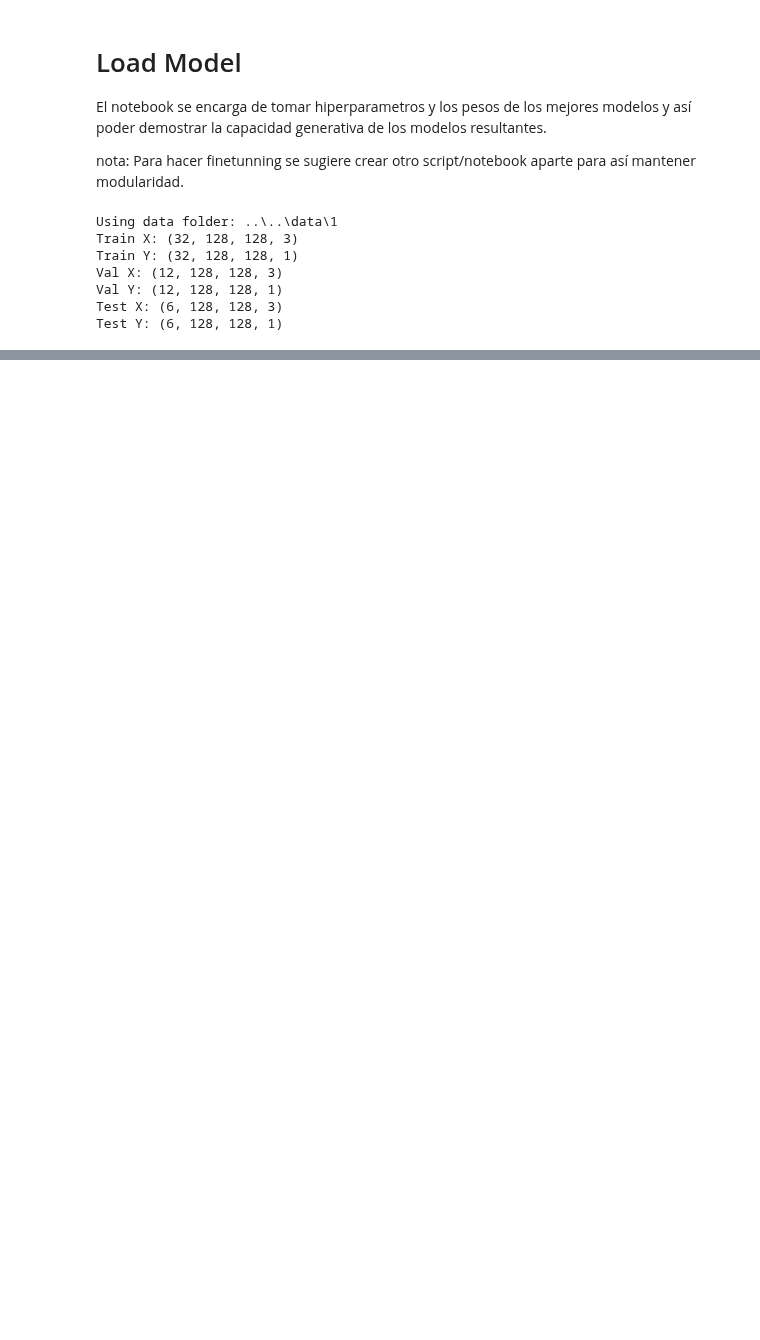
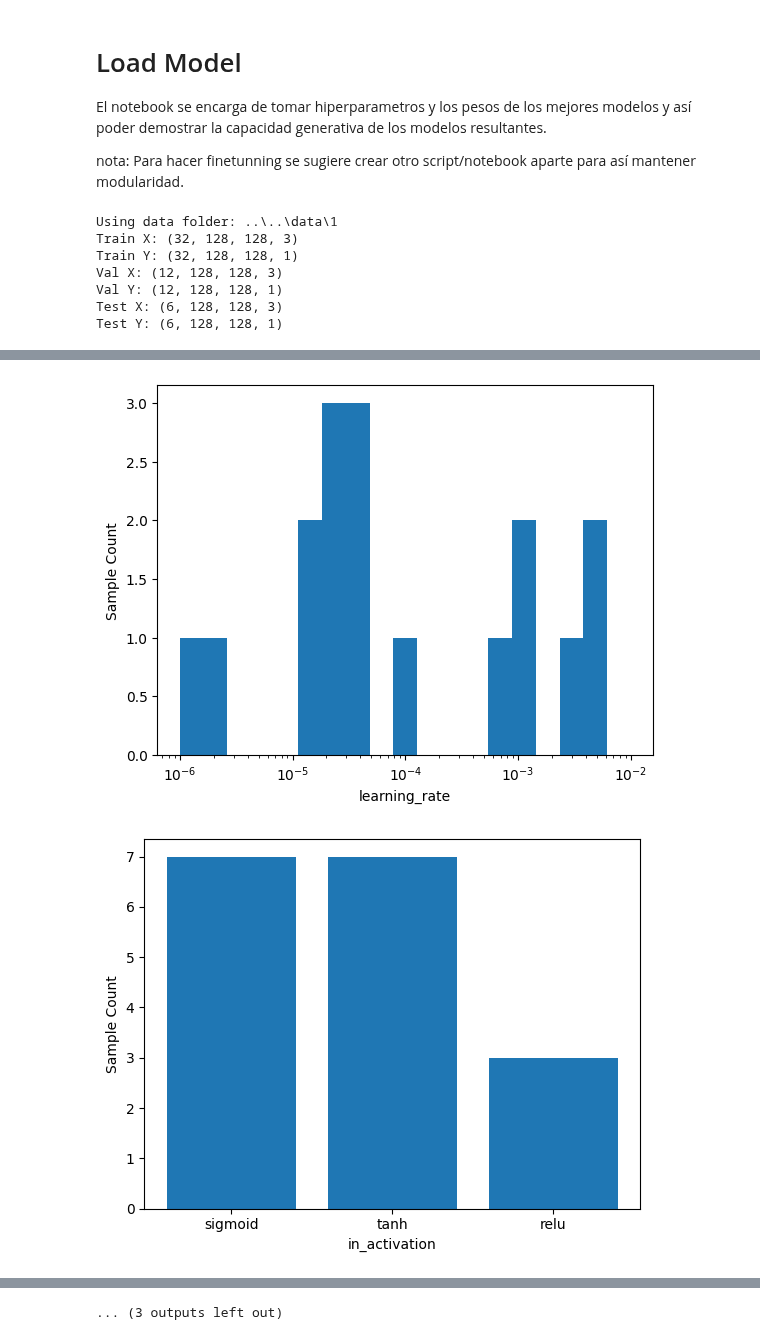
Before and after one commit to fbientrigo/grav_lensing, a Jupyter notebook: 04_local_train/sesion2_composed/load_model.ipynb, the cells around one changed output, grey strips where cells are left out. Drawn from its saved outputs; the diff is of its cells as text; code cells hidden in the pictures; blank space fills up the shorter version.

```diff
--- a/04_local_train/sesion2_composed/load_model.ipynb
+++ b/04_local_train/sesion2_composed/load_model.ipynb
@@ -73,0 +235,8 @@ plt.show()
+# %%
+# genera varios histogramas
+for dimension_identifier in dimension_names:
+    plot_histogram(result=res,  dimension_identifier=dimension_identifier)
+    plt.show()
+# %% [output]
+[figure, added]
+[figure, added]
@@ -73,0 +253 @@ plt.show()
+... (3 outputs left out)
```
Also changed, not shown: parts of 15 cells of this notebook, 17 other files.
